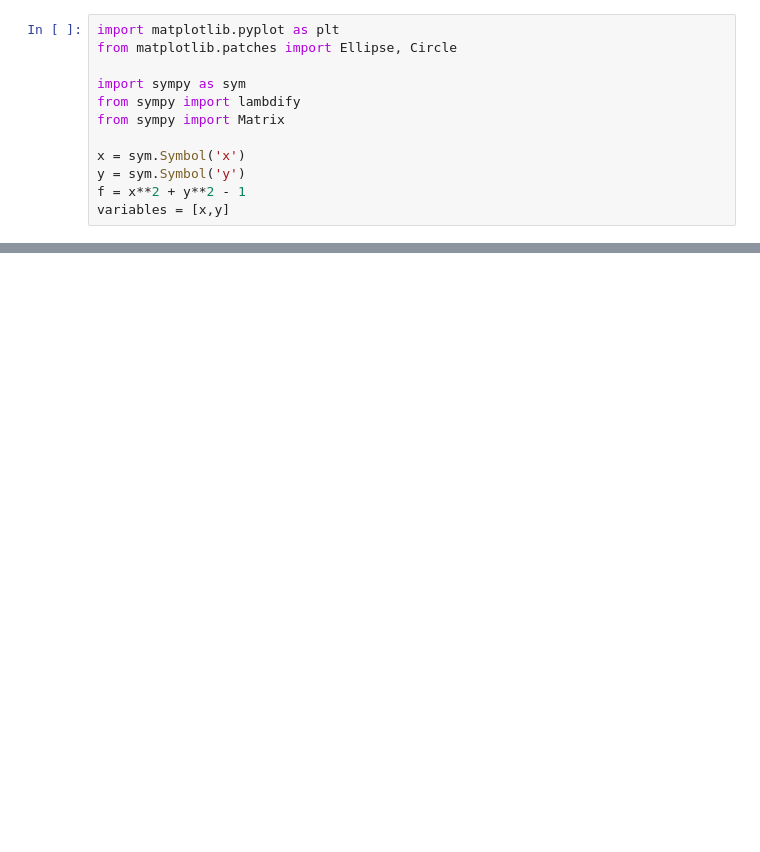
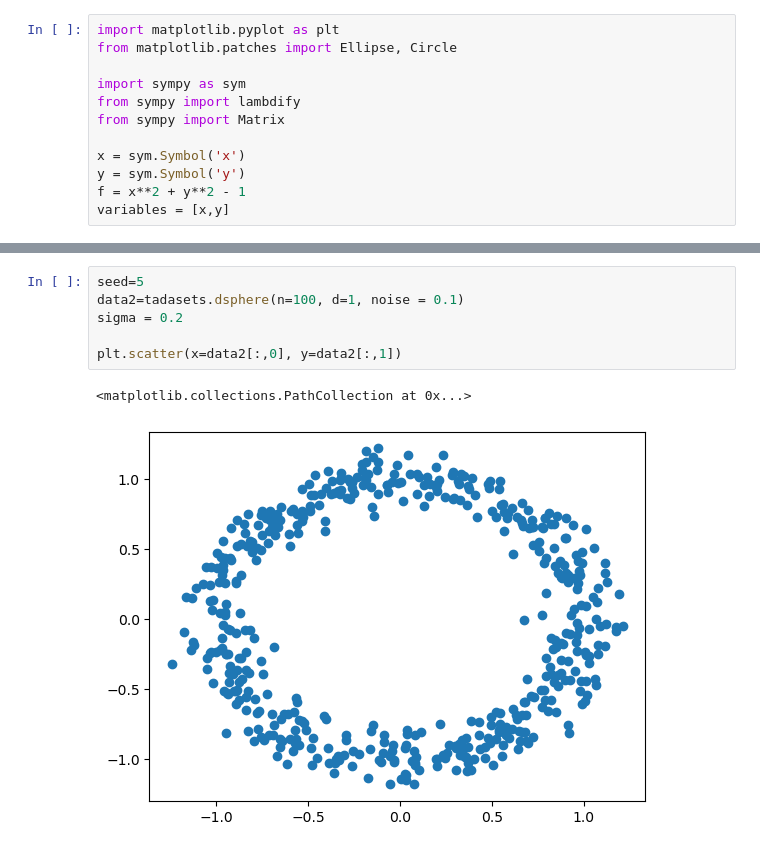
Before and after one commit to theseankid/computational-topology, a Jupyter notebook: examples/compare_diagrams.ipynb, the cells around one changed output, grey strips where cells are left out. Cells and saved outputs as stored; diff of their text form; blank space fills up the shorter version.

```diff
--- a/examples/compare_diagrams.ipynb
+++ b/examples/compare_diagrams.ipynb
@@ -80,0 +97,9 @@ plot_diagrams(dgms_SD, show=True)#, lifetime=True)
+# %%
+seed=5
+data2=tadasets.dsphere(n=100, d=1, noise = 0.1)
+sigma = 0.2
+
+plt.scatter(x=data2[:,0], y=data2[:,1])
+# %% [output]
+<matplotlib.collections.PathCollection at 0x...>
+[figure, added]
```
Also changed, not shown: parts of 22 cells of this notebook, 4 other files.
